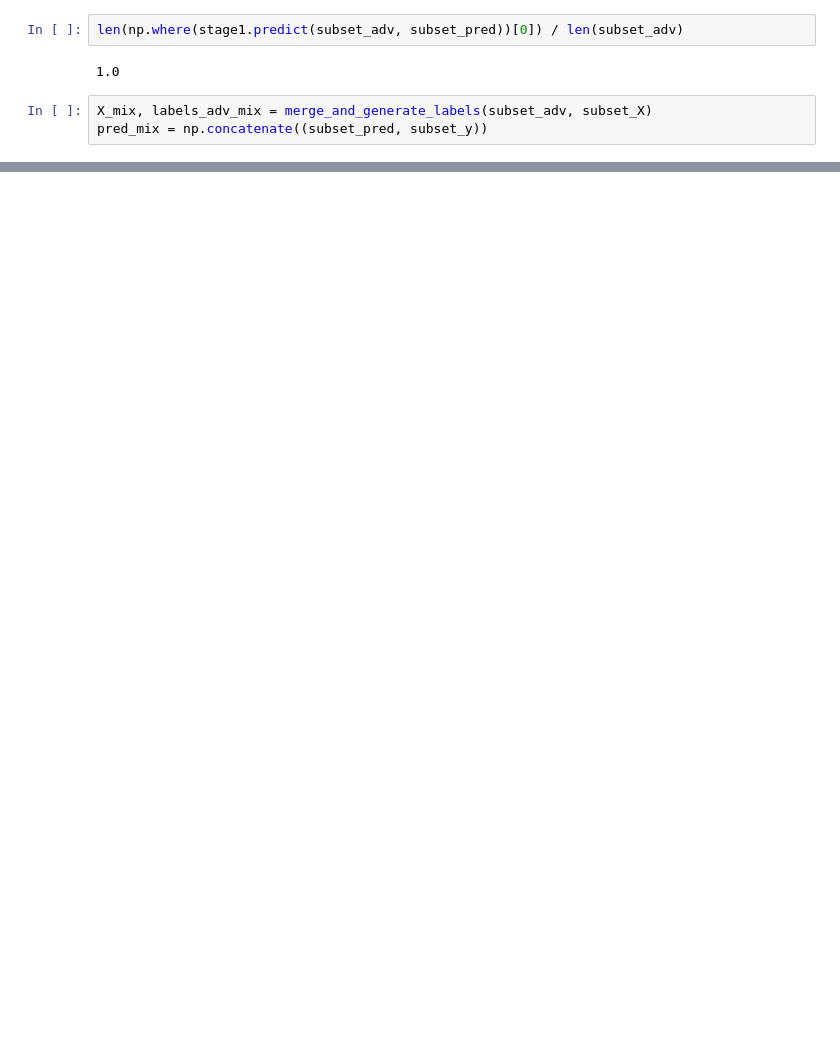
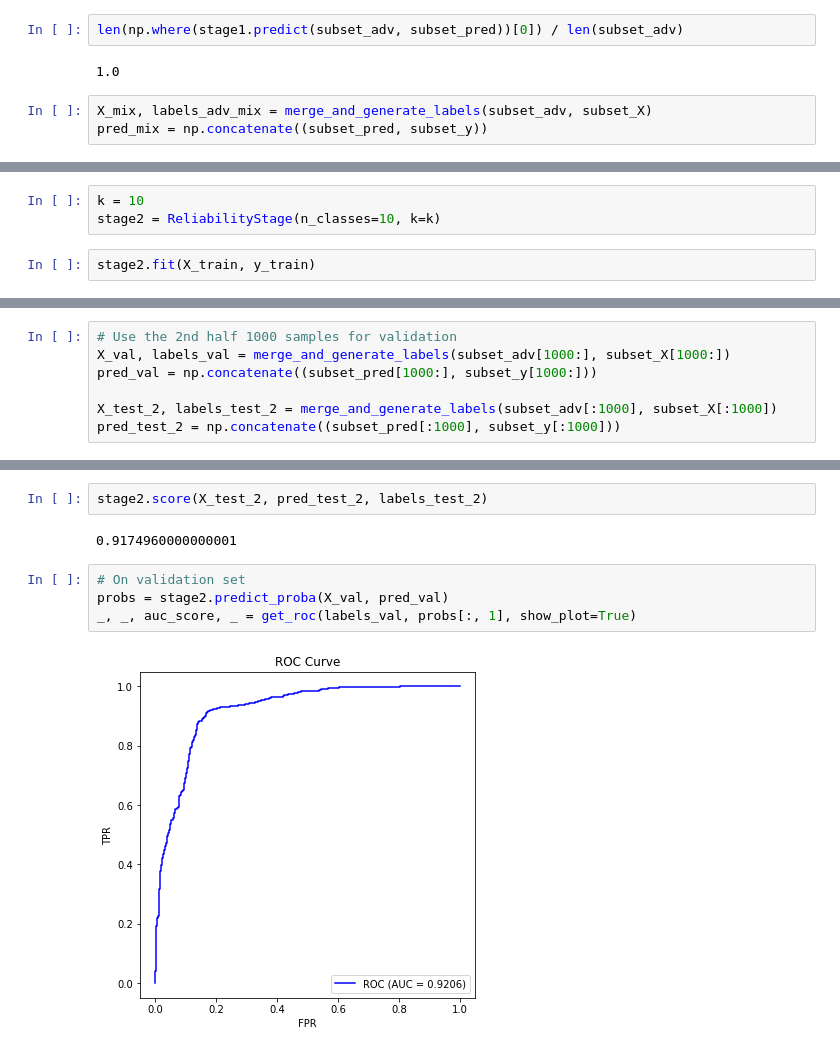
Before and after one commit to changx03/baard_exp2, a Jupyter notebook: examples/demo_baard.ipynb, the cells around one changed output, grey strips where cells are left out. Drawn from its saved outputs; the diff is of its cells as text; blank space fills up the shorter version.

Commit message:
completed 2nd stage

```diff
--- a/examples/demo_baard.ipynb
+++ b/examples/demo_baard.ipynb
@@ -364,0 +363,5 @@ stage1.score(X_mix, pred_mix, labels_adv_mix)
+# %%
+k = 10
+stage2 = ReliabilityStage(n_classes=10, k=k)
+# %%
+stage2.fit(X_train, y_train)
@@ -364,0 +370,7 @@ stage1.score(X_mix, pred_mix, labels_adv_mix)
+# %%
+# Use the 2nd half 1000 samples for validation
+X_val, labels_val = merge_and_generate_labels(subset_adv[1000:], subset_X[1000:])
+pred_val = np.concatenate((subset_pred[1000:], subset_y[1000:]))
+
+X_test_2, labels_test_2 = merge_and_generate_labels(subset_adv[:1000], subset_X[:1000])
+pred_test_2 = np.concatenate((subset_pred[:1000], subset_y[:1000]))
@@ -364,0 +401,10 @@ stage1.score(X_mix, pred_mix, labels_adv_mix)
+# %%
+stage2.score(X_test_2, pred_test_2, labels_test_2)
+# %% [output]
+0.9174960000000001
+# %%
+# On validation set
+probs = stage2.predict_proba(X_val, pred_val)
+_, _, auc_score, _ = get_roc(labels_val, probs[:, 1], show_plot=True)
+# %% [output]
+[figure, added]
```
Also changed, not shown: parts of 23 cells of this notebook, 1 other file.
